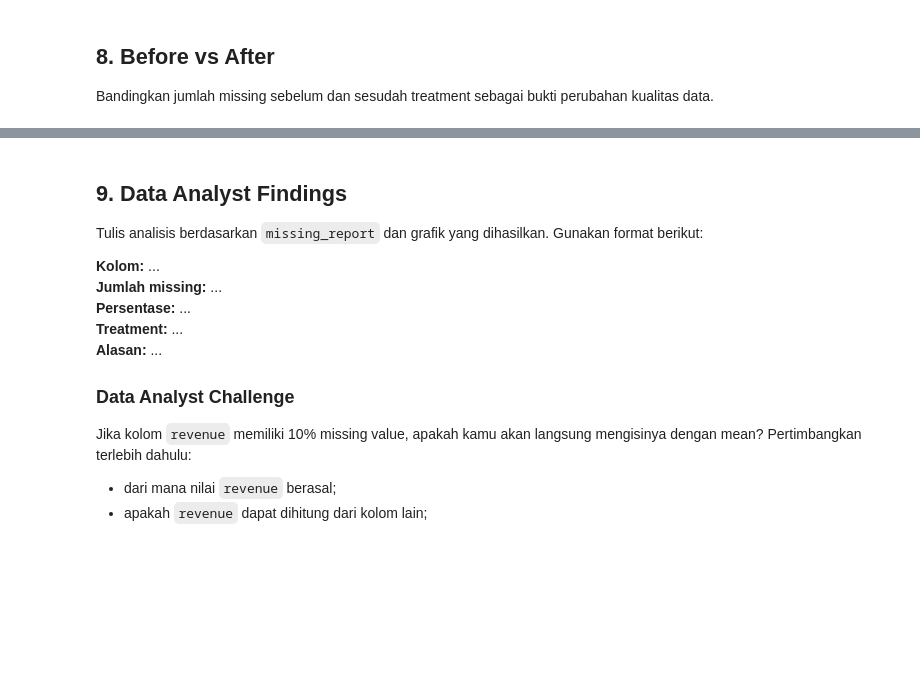
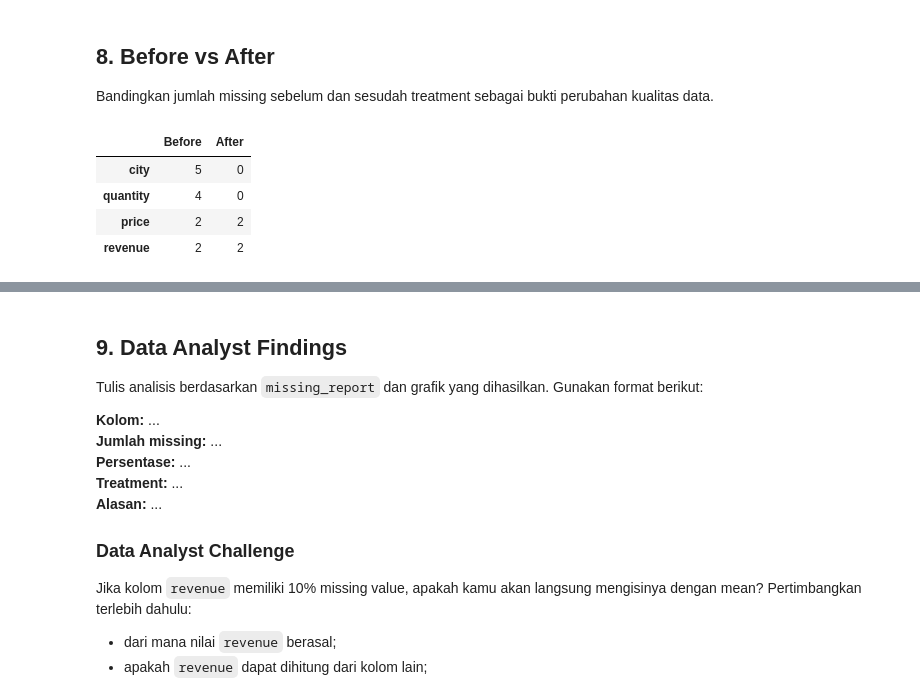
Before and after one commit to h4nna-h/sales-data-analysis, a Jupyter notebook: M02_Missing_Data.ipynb, the cells around one changed output, grey strips where cells are left out. Cells and saved outputs as stored; diff of their text form; code cells hidden in the pictures; blank space fills up the shorter version.

```diff
--- a/M02_Missing_Data.ipynb
+++ b/M02_Missing_Data.ipynb
@@ -241,12 +355,18 @@ Keputusan di atas adalah contoh untuk latihan, bukan aturan universal. Jika kolo
 Bandingkan jumlah missing sebelum dan sesudah treatment sebagai bukti perubahan kualitas data.
 # %%
 comparison = pd.DataFrame({
-    'Before': before,
-    'After': after
+    'Before': df.isna().sum(), # menghitung jumlah nilai kosong sebelum treatment
+    'After': df_copy.isna().sum() # menghitung jumlah nilai kosong setelah treatment
 })
 
-comparison_to_plot = comparison[comparison['Before'] > 0]
+comparison_to_plot = comparison[comparison['Before'] > 0] # menampilkan kolom yang memiliki nilai kosong sebelum treatment
 comparison_to_plot
+# %% [output]
+|  | Before | After |
+| city | 5 | 0 |
+| quantity | 4 | 0 |
+| price | 2 | 2 |
+| revenue | 2 | 2 |
 # %%
 if comparison_to_plot.empty:
     print('Tidak ada missing value untuk dibandingkan.')
```
Also changed, not shown: parts of 13 cells of this notebook.
